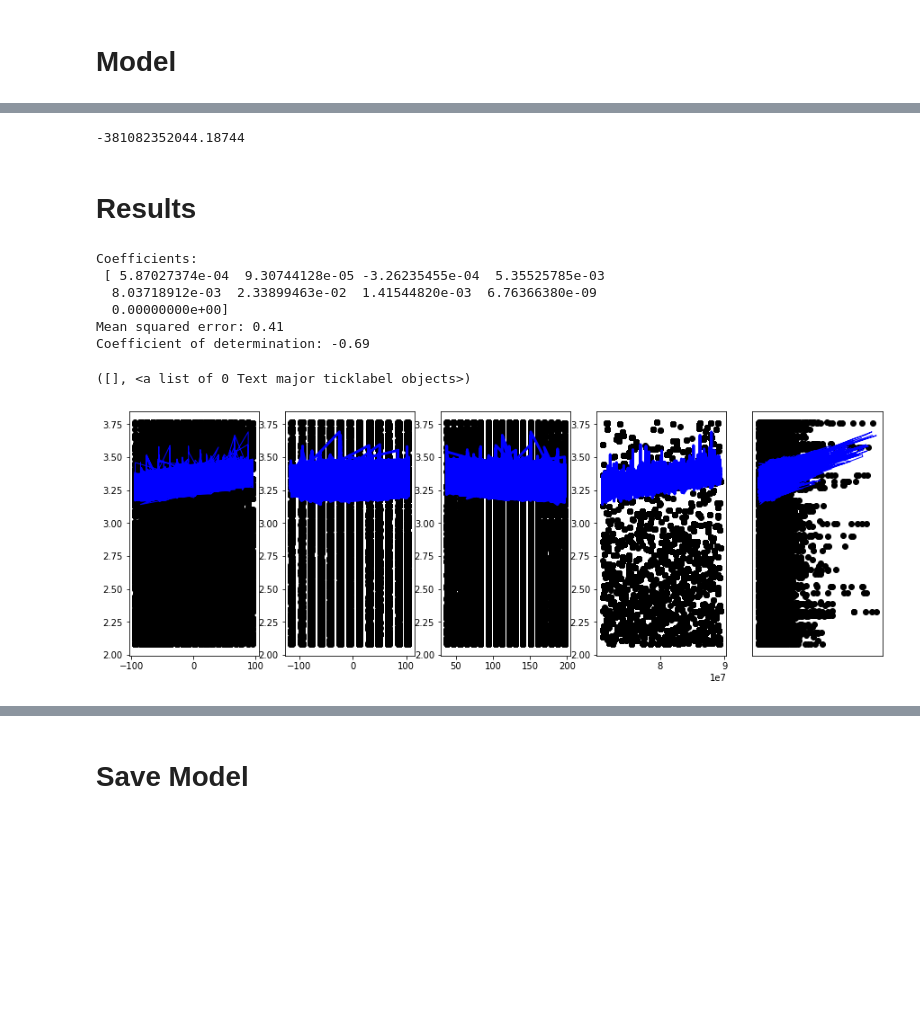
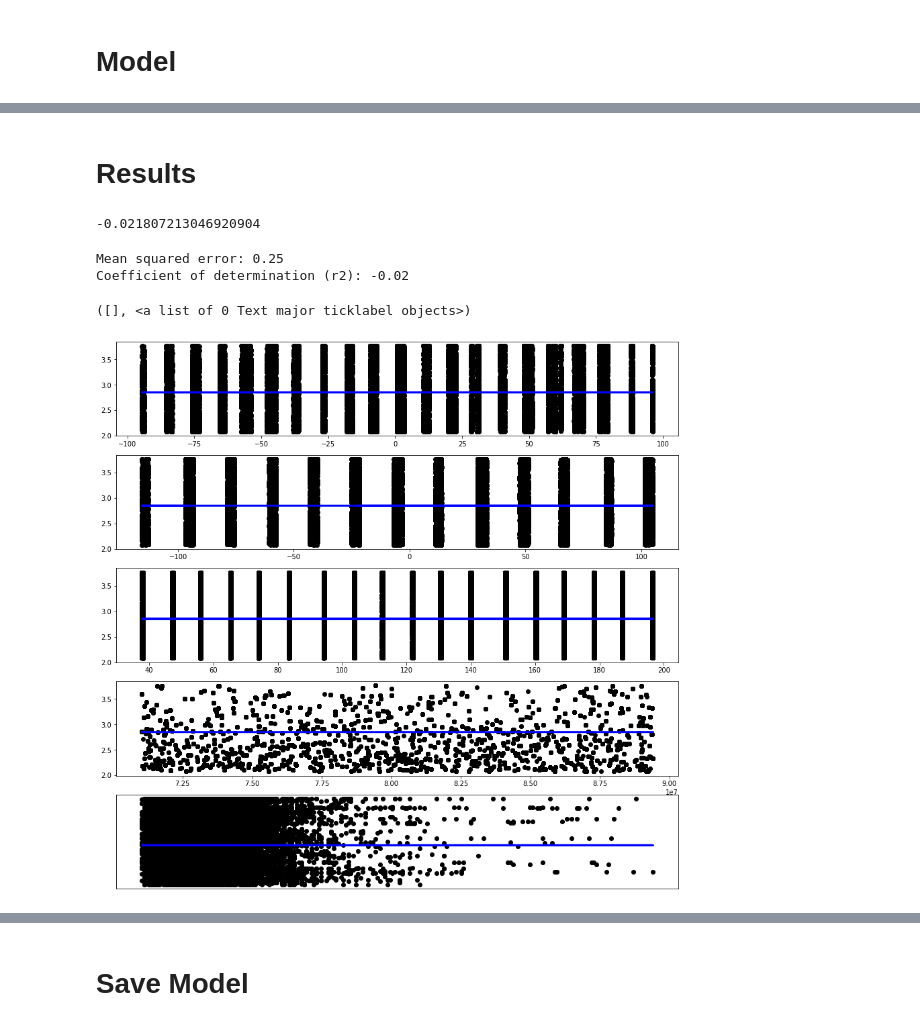
Before and after one commit to shrutirao94/km3net-neutrino-detection, a Jupyter notebook: notebooks/energy_inference/mlp_regression.ipynb, the cells around one changed output, grey strips where cells are left out. Saved outputs shown, nothing was run; the diff lists cells and outputs as text; code cells hidden in the pictures; blank space fills up the shorter version.

```diff
--- a/notebooks/energy_inference/mlp_regression.ipynb
+++ b/notebooks/energy_inference/mlp_regression.ipynb
@@ -122,0 +113,15 @@ array([148795.824139  , 514416.03169091, 471320.57909716, ...,
+# %%
+regr = MLPRegressor(hidden_layer_sizes=(200,),
+                    activation='logistic',
+                    solver='adam',
+                    alpha=0.0001,
+                    batch_size='auto',
+                    learning_rate_init=0.001,
+                    random_state=1,
+                    max_iter=200,
+                    verbose=True,
+                    early_stopping=True)
+
+regr.fit(X_train, y_train)
+
+y_pred = regr.predict(X_test)
@@ -123,53 +146,49 @@ array([148795.824139  , 514416.03169091, 471320.57909716, ...,
+# %% [markdown]
+# Results
 # %%
 regr.score(X_test, y_test)
 # %% [output]
--381082352044.18744
+-0.021807213046920904
-# %% [markdown]
-# Results
 # %%
-print('Coefficients: \n {}'.format(regr.coef_))
+# print('Coefficients: \n {}'.format(regr.coefs_))
 
 print('Mean squared error: %.2f'
       % mean_squared_error(y_test, y_pred))
 
-print('Coefficient of determination: %.2f'
+print('Coefficient of determination (r2): %.2f'
       % r2_score(y_test, y_pred))
 # %% [output]
-Coefficients:
- [ 5.87027374e-04  9.30744128e-05 -3.26235455e-04  5.35525785e-03
-  8.03718912e-03  2.33899463e-02  1.41544820e-03  6.76366380e-09
-  0.00000000e+00]
-Mean squared error: 0.41
-Coefficient of determination: -0.69
+Mean squared error: 0.25
+Coefficient of determination (r2): -0.02
 # %%
-fig, (ax1, ax2, ax3, ax4, ax5) = plt.subplots(1, 5, figsize=(15,5))
+fig, (ax1, ax2, ax3, ax4, ax5) = plt.subplots(5, 1, figsize=(15,15))
 
 ax1.scatter(X_test['pos_x'], y_test,  color='black')
-ax1.plot(X_test['pos_x'], y_pred, color='blue', linewidth=1)
+ax1.plot(X_test['pos_x'], y_pred, color='blue', linewidth=3)
 
 plt.xticks(())
 plt.yticks(())
 
 ax2.scatter(X_test['pos_y'], y_test,  color='black')
 ax2.plot(X_test['pos_y'], y_pred, color='blue', linewidth=3)
 
 plt.xticks(())
 plt.yticks(())
 
 ax3.scatter(X_test['pos_z'], y_test,  color='black')
 ax3.plot(X_test['pos_z'], y_pred, color='blue', linewidth=3)
 
 plt.xticks(())
 plt.yticks(())
 
 ax4.scatter(X_test['time'], y_test,  color='black')
 ax4.plot(X_test['time'], y_pred, color='blue', linewidth=3)
 
 ax5.scatter(X_test['tot'], y_test,  color='black')
-ax5.plot(X_test['tot'], y_pred, color='blue', linewidth=1)
+ax5.plot(X_test['tot'], y_pred, color='blue', linewidth=3)
 
 plt.xticks(())
 plt.yticks(())
 # %% [output]
 ([], <a list of 0 Text major ticklabel objects>)
-[figure, old version]
+[figure, new version]
```
Also changed, not shown: parts of 17 cells of this notebook, 2 other files.
